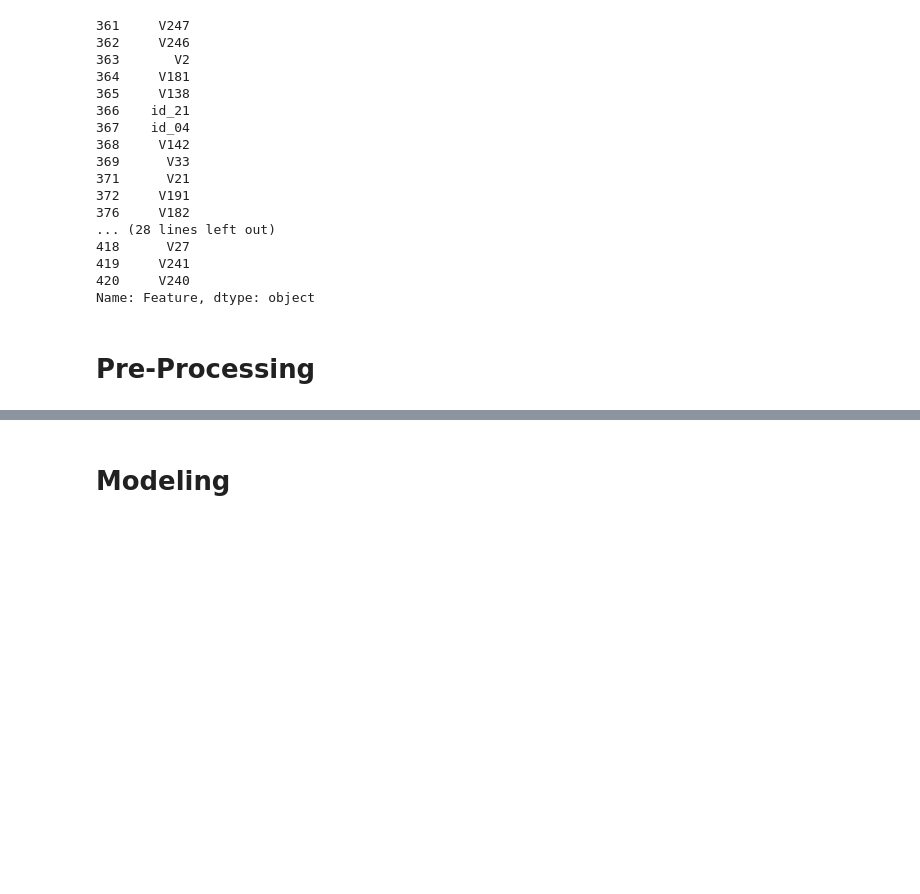
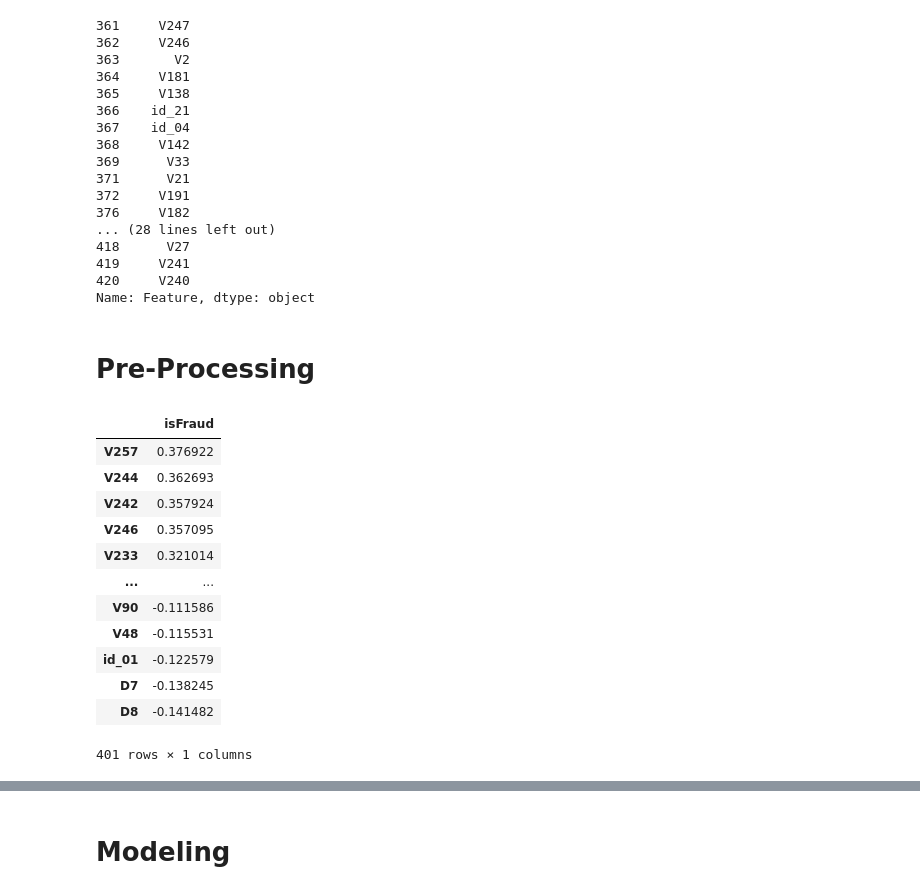
Before and after one commit to Jafarpisheh/IEEE-CIS-Fraud-Detection, a Jupyter notebook: FraudDetection.ipynb, the cells around one changed output, grey strips where cells are left out. Drawn from its saved outputs; the diff is of its cells as text; code cells hidden in the pictures; blank space fills up the shorter version.

```diff
--- a/FraudDetection.ipynb
+++ b/FraudDetection.ipynb
@@ -272,0 +279,16 @@ def preprocess(df):
+# %%
+corr_df
+# %% [output]
+|  | isFraud |
+| V257 | 0.376922 |
+| V244 | 0.362693 |
+| V242 | 0.357924 |
+| V246 | 0.357095 |
+| V233 | 0.321014 |
+| ... | ... |
+| V90 | -0.111586 |
+| V48 | -0.115531 |
+| id_01 | -0.122579 |
+| D7 | -0.138245 |
+| D8 | -0.141482 |
+401 rows × 1 columns
```
Also changed, not shown: parts of 6 cells of this notebook.
